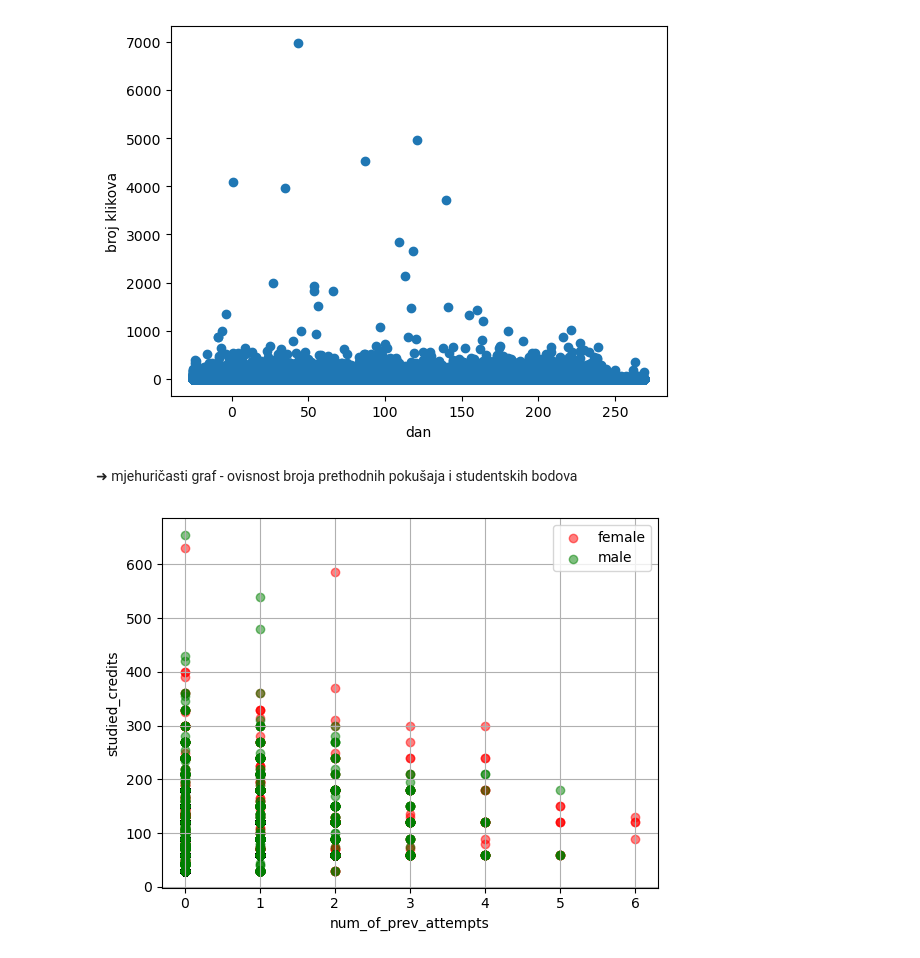
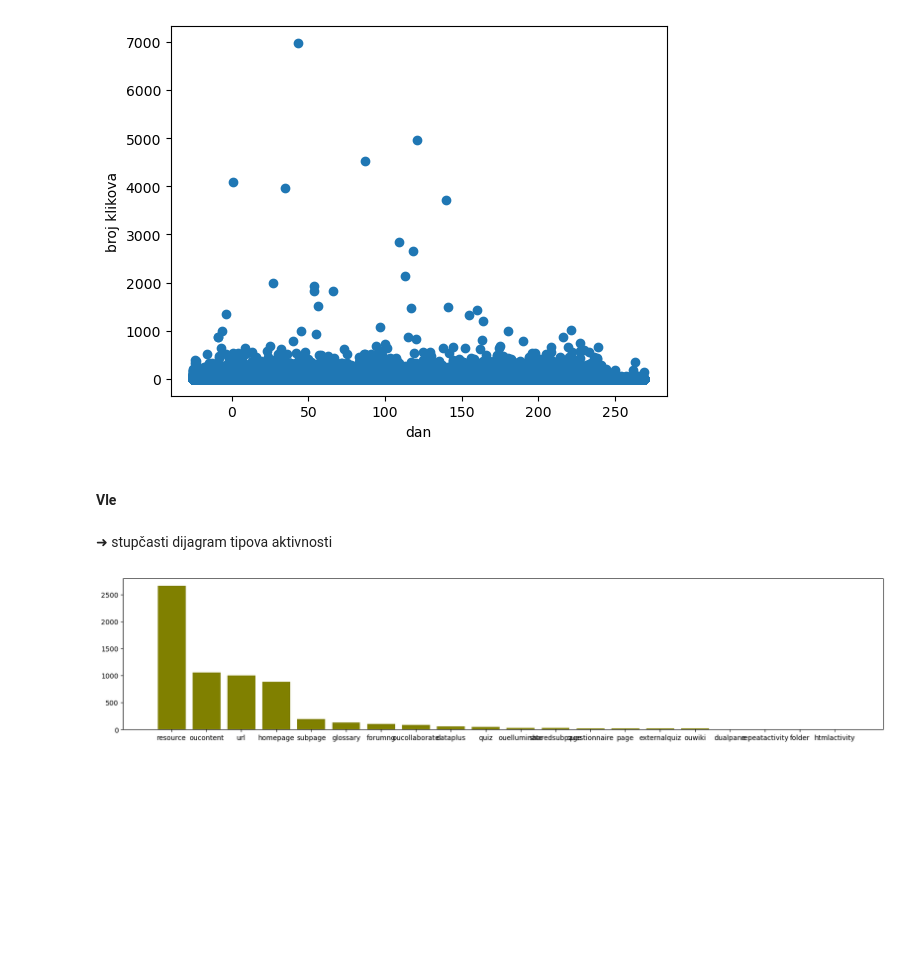
Before and after one commit to antoniamstr1/projekt-uuzop, a Jupyter notebook: prvi_dio.ipynb, the cells around one changed output. Saved outputs shown, nothing was run; the diff lists cells and outputs as text; code cells hidden in the pictures; blank space fills up the shorter version.

```diff
--- a/prvi_dio.ipynb
+++ b/prvi_dio.ipynb
@@ -444,21 +500,19 @@ plt.ylabel('broj klikova')
 plt.show()
 # %% [output]
 [figure]
-# %% [markdown]
-➜ mjehuričasti graf - ovisnost broja prethodnih pokušaja i studentskih bodova
-# %%
-
-gender_M = studentInfo.gender == "M"
-
-count_region = studentInfo['region'].value_counts()
-name = studentInfo['region'].unique()
-
-plt.scatter(studentInfo.loc[~gender_M,'num_of_prev_attempts'], studentInfo.loc[~gender_M,'studied_credits'], alpha=0.5, c='r', label='female')
-plt.scatter(studentInfo.loc[gender_M,'num_of_prev_attempts'], studentInfo.loc[gender_M,'studied_credits'], alpha=0.5, c='g', label='male')
-plt.xlabel('num_of_prev_attempts')
-plt.ylabel('studied_credits')
-plt.legend(loc='best')
-plt.grid()
-plt.show()
-# %% [output]
-[figure, removed]
+# %% [markdown]
+#### Vle
+# %% [markdown]
+➜ stupčasti dijagram tipova aktivnosti
+# %%
+fig, ax = plt.subplots(figsize=(20, 4))  # Adjust the width (8 inches) and height (4 inches)
+
+
+module = vle['activity_type'].unique()
+module_count = vle['activity_type'].value_counts()
+
+plt.bar(module, module_count, color='olive')
+
+plt.show()
+# %% [output]
+[figure, added]
```
Also changed, not shown: parts of 21 cells of this notebook.
